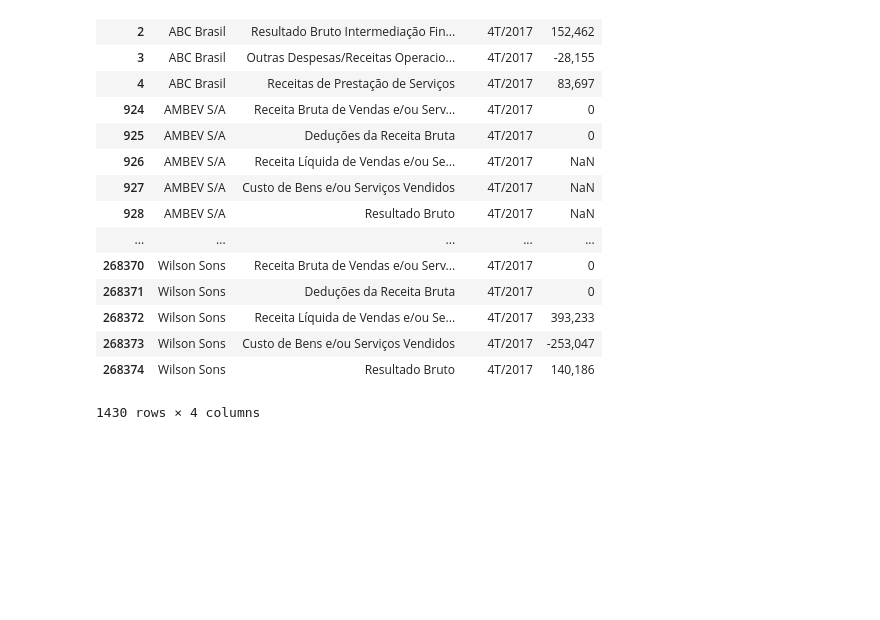
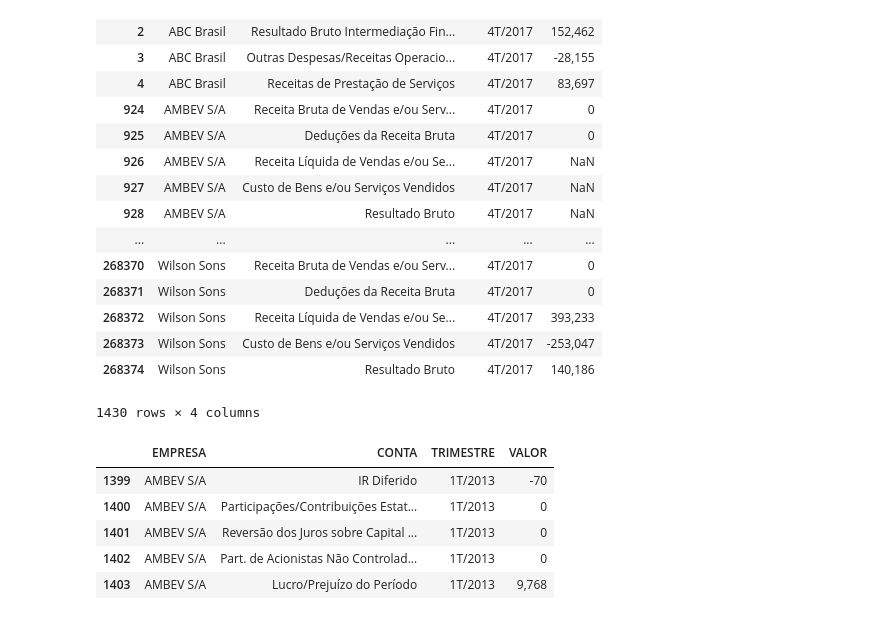
Before and after one commit to lucianlorens/Valorens, a Jupyter notebook: dre_analysis/dre_analysis.ipynb, the cells around one changed output. Cells and saved outputs as stored; diff of their text form; code cells hidden in the pictures; blank space fills up the shorter version.

Commit message:
:knife: splice the dataframe

```diff
--- a/dre_analysis/dre_analysis.ipynb
+++ b/dre_analysis/dre_analysis.ipynb
@@ -53,3 +53,13 @@ df_grouped.head()
 | 268373 | Wilson Sons | Custo de Bens e/ou Serviços Vendidos | 4T/2017 | -253,047 |
 | 268374 | Wilson Sons | Resultado Bruto | 4T/2017 | 140,186 |
 1430 rows × 4 columns
+# %%
+df_sliced = df_raw.iloc[:1404]
+df_sliced.tail(5)
+# %% [output]
+|  | EMPRESA | CONTA | TRIMESTRE | VALOR |
+| 1399 | AMBEV S/A | IR Diferido | 1T/2013 | -70 |
+| 1400 | AMBEV S/A | Participações/Contribuições Estat... | 1T/2013 | 0 |
+| 1401 | AMBEV S/A | Reversão dos Juros sobre Capital ... | 1T/2013 | 0 |
+| 1402 | AMBEV S/A | Part. de Acionistas Não Controlad... | 1T/2013 | 0 |
+| 1403 | AMBEV S/A | Lucro/Prejuízo do Período | 1T/2013 | 9,768 |
```
